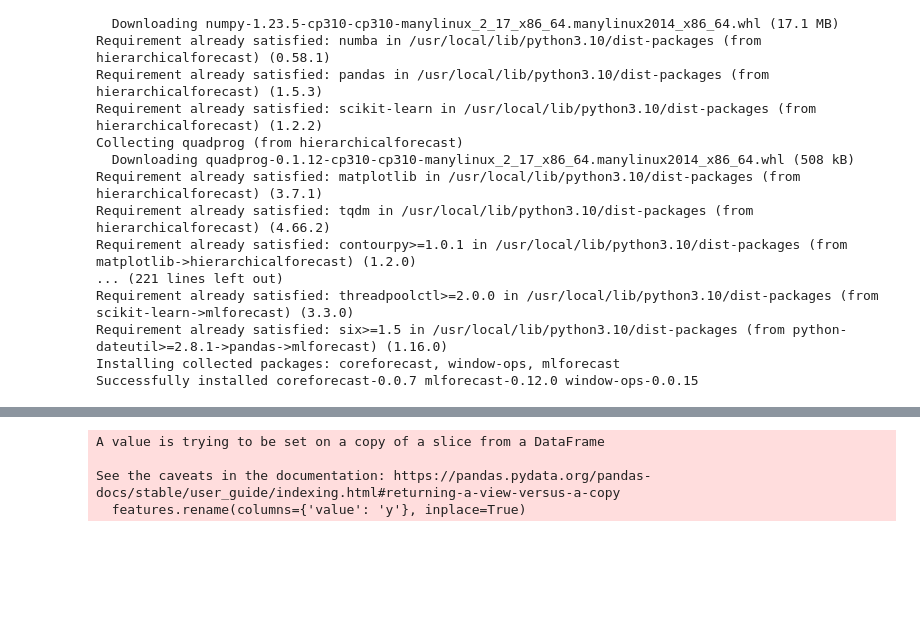
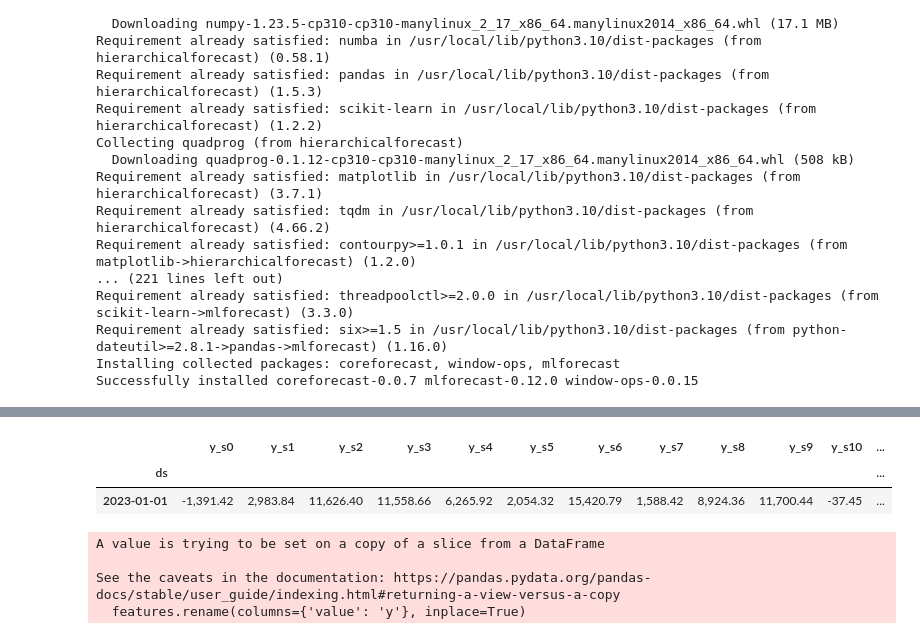
Before and after one commit to achett/Hierarchical-Model, a Jupyter notebook: Bayesian_Hierarchical_Model.ipynb, the cells around one changed output, grey strips where cells are left out. Saved outputs shown, nothing was run; the diff lists cells and outputs as text; code cells hidden in the pictures; blank space fills up the shorter version.

```diff
--- a/Bayesian_Hierarchical_Model.ipynb
+++ b/Bayesian_Hierarchical_Model.ipynb
@@ -478,0 +454,20 @@ arima_fct = generate_forecast(volume_act, fct_periods, model2use='ARIMA', filter
+# %%
+from darts import TimeSeries
+import pandas as pd
+
+
+
+# The unique_id and specific date you want to extract values for
+unique_id = 'global/Greater China/D_CN_TOTAL - China Total/ENZA - Enzalutamide'
+specific_date = pd.Timestamp('2023-01-01')  # Replace 'your_specific_date_here' with the date you're interested in
+
+# Extracting the TimeSeries object for the unique_id
+time_series = arima_fct[unique_id]
+
+# Convert the TimeSeries object to a DataFrame
+df = time_series.pd_dataframe()
+
+# Extract values for the specific date
+values_on_date = df.loc[df.index == specific_date]
+values_on_date
+# %% [output]
@@ -479,3 +475,6 @@ arima_fct = generate_forecast(volume_act, fct_periods, model2use='ARIMA', filter
+|  | y_s0 | y_s1 | y_s2 | y_s3 | y_s4 | y_s5 | y_s6 | y_s7 | y_s8 | y_s9 | y_s10 | ... |
+| ds |  |  |  |  |  |  |  |  |  |  |  | ... |
+| 2023-01-01 | -1,391.42 | 2,983.84 | 11,626.40 | 11,558.66 | 6,265.92 | 2,054.32 | 15,420.79 | 1,588.42 | 8,924.36 | 11,700.44 | -37.45 | ... |
 # %%
 ########################
 # RUN ENSEMBLE
```
Also changed, not shown: parts of 16 cells of this notebook.
